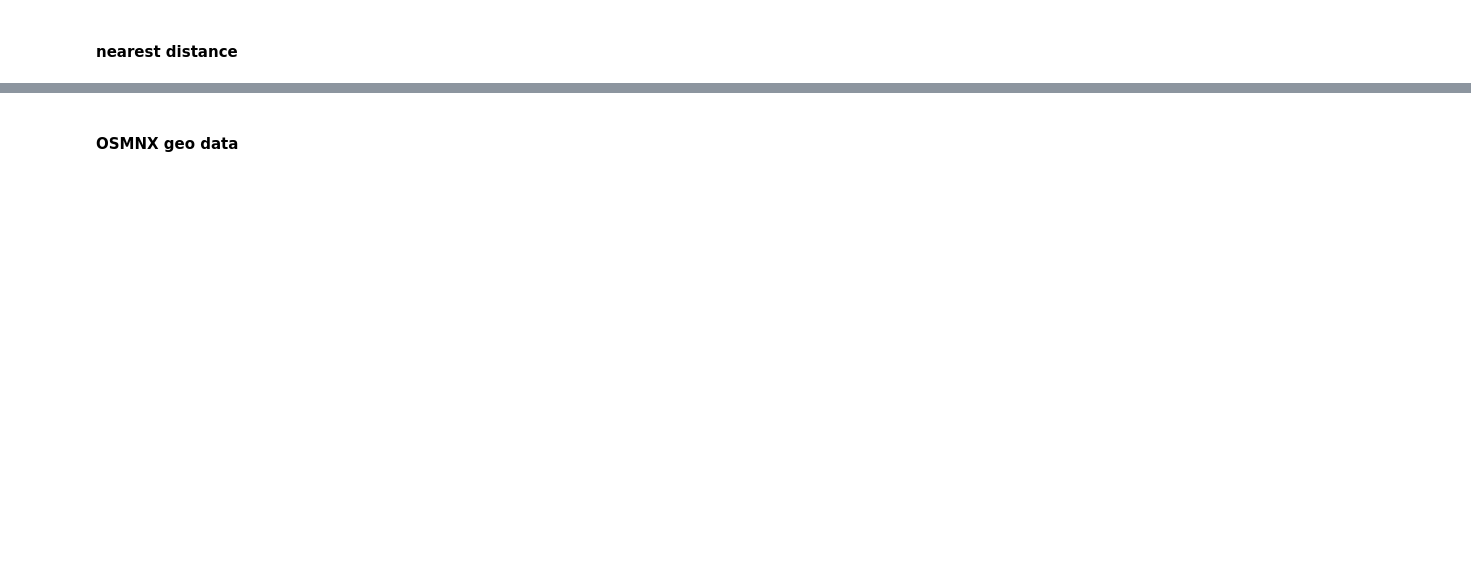
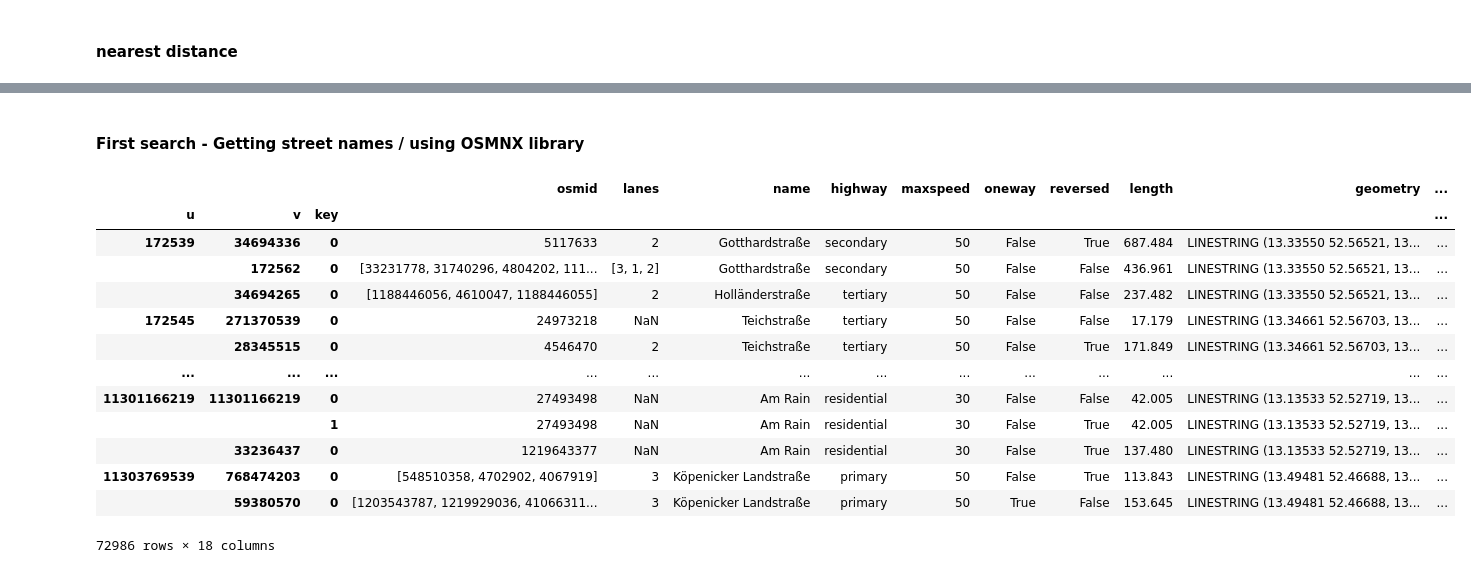
Before and after one commit to DomenicS/berlin-road-accidents, a Jupyter notebook: notebooks/01_geodata_handling.ipynb, the cells around one changed output, grey strips where cells are left out. Cells and saved outputs as stored; diff of their text form; code cells hidden in the pictures; blank space fills up the shorter version.

Commit message:
insert data wrangling notebook

```diff
--- a/notebooks/01_geodata_handling.ipynb
+++ b/notebooks/01_geodata_handling.ipynb
@@ -225,5 +103,5 @@ accident_subset
 # %%
 street_sindex = STREETS_gdf.sindex
-# %% [markdown]
-#### OSMNX geo data
+# %% [markdown]
+#### First search - Getting street names / using OSMNX library
 # %%
@@ -242,0 +119,17 @@ street_sindex = STREETS_gdf.sindex
+# %%
+edges
+# %% [output]
+|  |  |  | osmid | lanes | name | highway | maxspeed | oneway | reversed | length | geometry | ... |
+| u | v | key |  |  |  |  |  |  |  |  |  | ... |
+| 172539 | 34694336 | 0 | 5117633 | 2 | Gotthardstraße | secondary | 50 | False | True | 687.484 | LINESTRING (13.33550 52.56521, 13... | ... |
+|  | 172562 | 0 | [33231778, 31740296, 4804202, 111... | [3, 1, 2] | Gotthardstraße | secondary | 50 | False | False | 436.961 | LINESTRING (13.33550 52.56521, 13... | ... |
+|  | 34694265 | 0 | [1188446056, 4610047, 1188446055] | 2 | Holländerstraße | tertiary | 50 | False | False | 237.482 | LINESTRING (13.33550 52.56521, 13... | ... |
+| 172545 | 271370539 | 0 | 24973218 | NaN | Teichstraße | tertiary | 50 | False | False | 17.179 | LINESTRING (13.34661 52.56703, 13... | ... |
+|  | 28345515 | 0 | 4546470 | 2 | Teichstraße | tertiary | 50 | False | True | 171.849 | LINESTRING (13.34661 52.56703, 13... | ... |
+| ... | ... | ... | ... | ... | ... | ... | ... | ... | ... | ... | ... | ... |
+| 11301166219 | 11301166219 | 0 | 27493498 | NaN | Am Rain | residential | 30 | False | False | 42.005 | LINESTRING (13.13533 52.52719, 13... | ... |
+|  |  | 1 | 27493498 | NaN | Am Rain | residential | 30 | False | True | 42.005 | LINESTRING (13.13533 52.52719, 13... | ... |
+|  | 33236437 | 0 | 1219643377 | NaN | Am Rain | residential | 30 | False | True | 137.480 | LINESTRING (13.13533 52.52719, 13... | ... |
+| 11303769539 | 768474203 | 0 | [548510358, 4702902, 4067919] | 3 | Köpenicker Landstraße | primary | 50 | False | True | 113.843 | LINESTRING (13.49481 52.46688, 13... | ... |
+|  | 59380570 | 0 | [1203543787, 1219929036, 41066311... | 3 | Köpenicker Landstraße | primary | 50 | True | False | 153.645 | LINESTRING (13.49481 52.46688, 13... | ... |
+72986 rows × 18 columns
```
Also changed, not shown: parts of 39 cells of this notebook, 2 other files.
